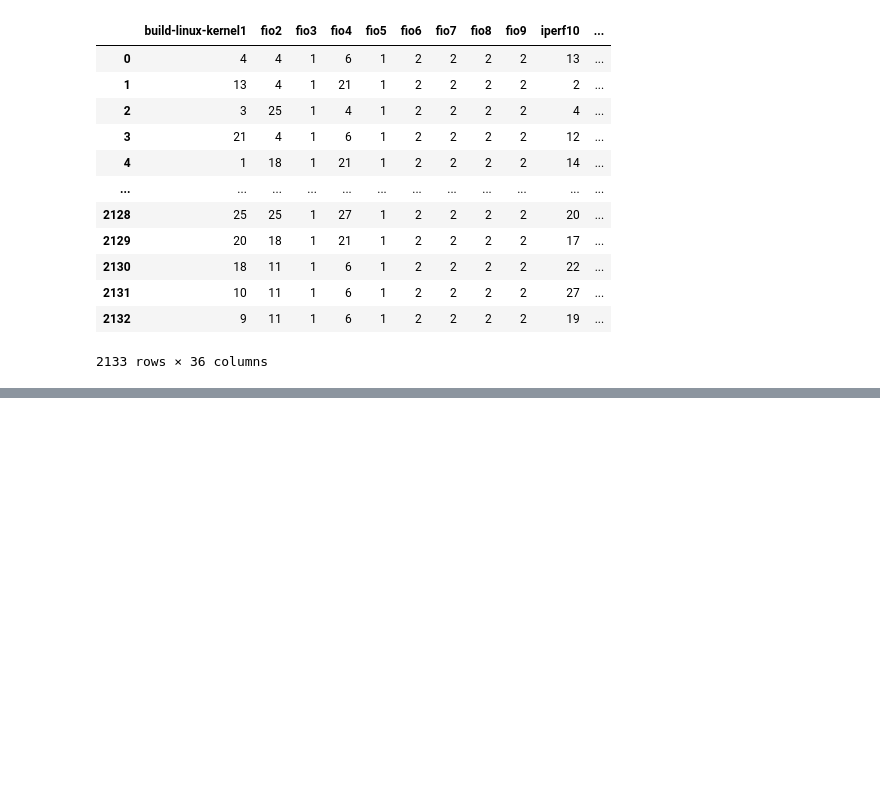
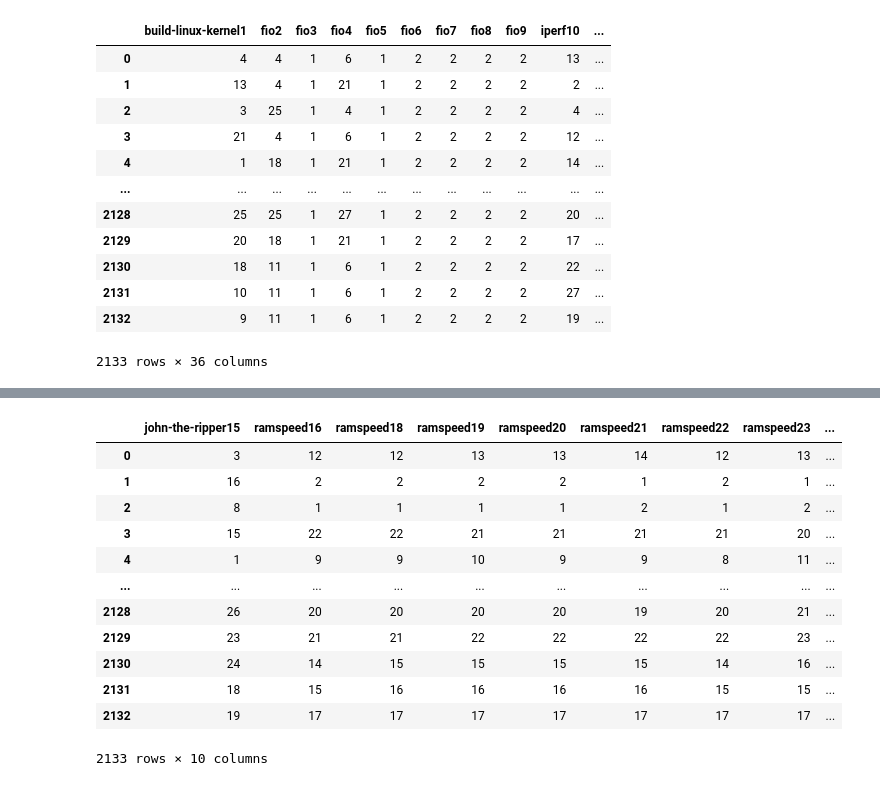
Before and after one commit to Sheypex/ba_proto, a Jupyter notebook: py/filterFeatures.ipynb, the cells around one changed output, grey strips where cells are left out. Saved outputs shown, nothing was run; the diff lists cells and outputs as text; code cells hidden in the pictures; blank space fills up the shorter version.

```diff
--- a/py/filterFeatures.ipynb
+++ b/py/filterFeatures.ipynb
@@ -108,0 +148,16 @@ sbs.lineplot(data=sorted(np.array(g.scores_)[g.get_support(indices=True)]))
+# %%
+X
+# %% [output]
+|  | john-the-ripper15 | ramspeed16 | ramspeed18 | ramspeed19 | ramspeed20 | ramspeed21 | ramspeed22 | ramspeed23 | ... |
+| 0 | 3 | 12 | 12 | 13 | 13 | 14 | 12 | 13 | ... |
+| 1 | 16 | 2 | 2 | 2 | 2 | 1 | 2 | 1 | ... |
+| 2 | 8 | 1 | 1 | 1 | 1 | 2 | 1 | 2 | ... |
+| 3 | 15 | 22 | 22 | 21 | 21 | 21 | 21 | 20 | ... |
+| 4 | 1 | 9 | 9 | 10 | 9 | 9 | 8 | 11 | ... |
+| ... | ... | ... | ... | ... | ... | ... | ... | ... | ... |
+| 2128 | 26 | 20 | 20 | 20 | 20 | 19 | 20 | 21 | ... |
+| 2129 | 23 | 21 | 21 | 22 | 22 | 22 | 22 | 23 | ... |
+| 2130 | 24 | 14 | 15 | 15 | 15 | 15 | 14 | 16 | ... |
+| 2131 | 18 | 15 | 16 | 16 | 16 | 16 | 15 | 15 | ... |
+| 2132 | 19 | 17 | 17 | 17 | 17 | 17 | 17 | 17 | ... |
+2133 rows × 10 columns
```
Also changed, not shown: parts of 13 cells of this notebook, 1 other file.
